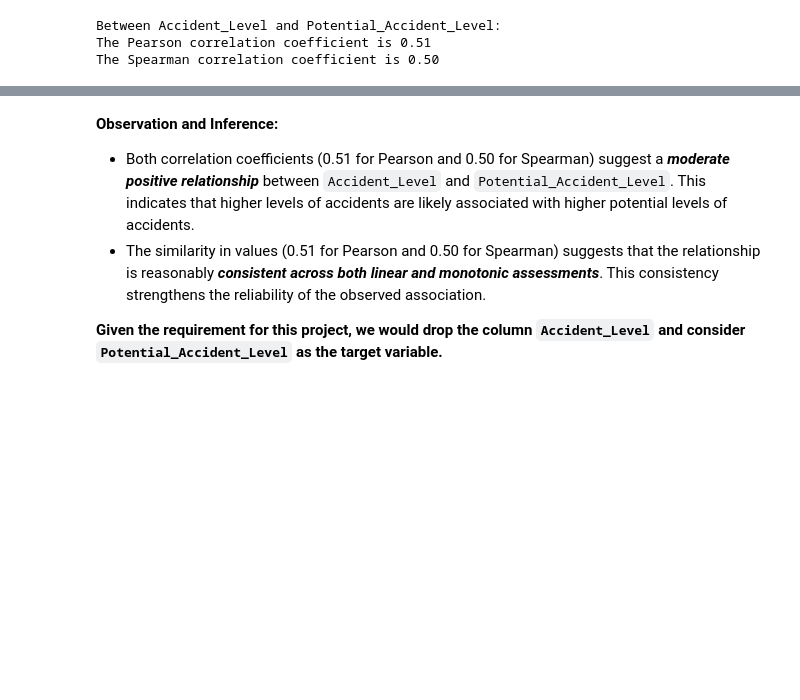
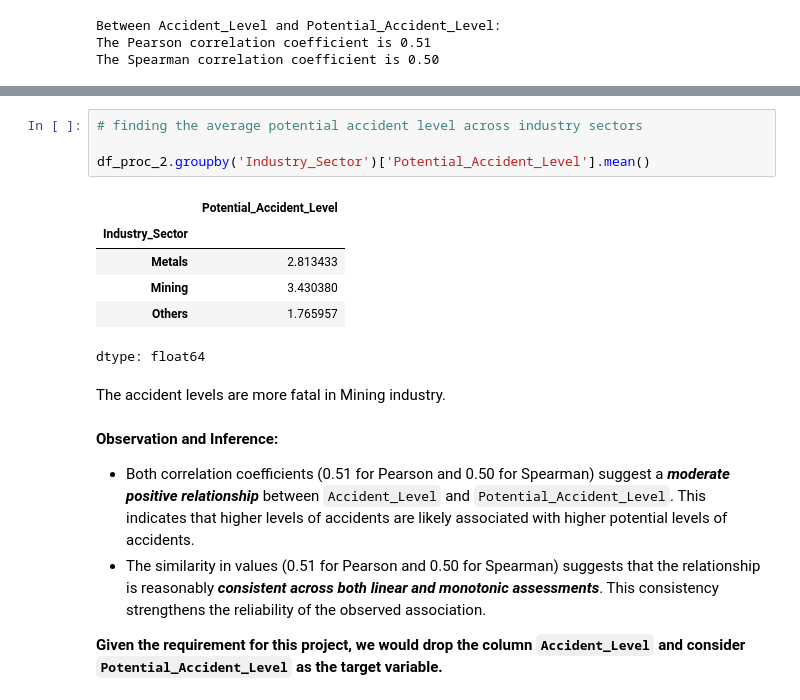
Before and after one commit to MeeruChandra/GL_NLP1_Group2, a Jupyter notebook: GLCapstone_NLP1.ipynb, the cells around one changed output, grey strips where cells are left out. Saved outputs shown, nothing was run; the diff lists cells and outputs as text; blank space fills up the shorter version.

```diff
--- a/GLCapstone_NLP1.ipynb
+++ b/GLCapstone_NLP1.ipynb
@@ -482,3 +581,16 @@ The Spearman correlation coefficient is 0.50
+# %%
+# finding the average potential accident level across industry sectors
+
+df_proc_2.groupby('Industry_Sector')['Potential_Accident_Level'].mean()
+# %% [output]
+|  | Potential_Accident_Level |
+| Industry_Sector |  |
+| Metals | 2.813433 |
+| Mining | 3.430380 |
+| Others | 1.765957 |
+dtype: float64
+# %% [markdown]
+The accident levels are more fatal in Mining industry.
 # %% [markdown]
 **Observation and Inference:**
 - Both correlation coefficients (0.51 for Pearson and 0.50 for Spearman) suggest a **_moderate positive relationship_** between `Accident_Level` and `Potential_Accident_Level`. This indicates that higher levels of accidents are likely associated with higher potential levels of accidents.
```
Also changed, not shown: parts of 13 cells of this notebook.
